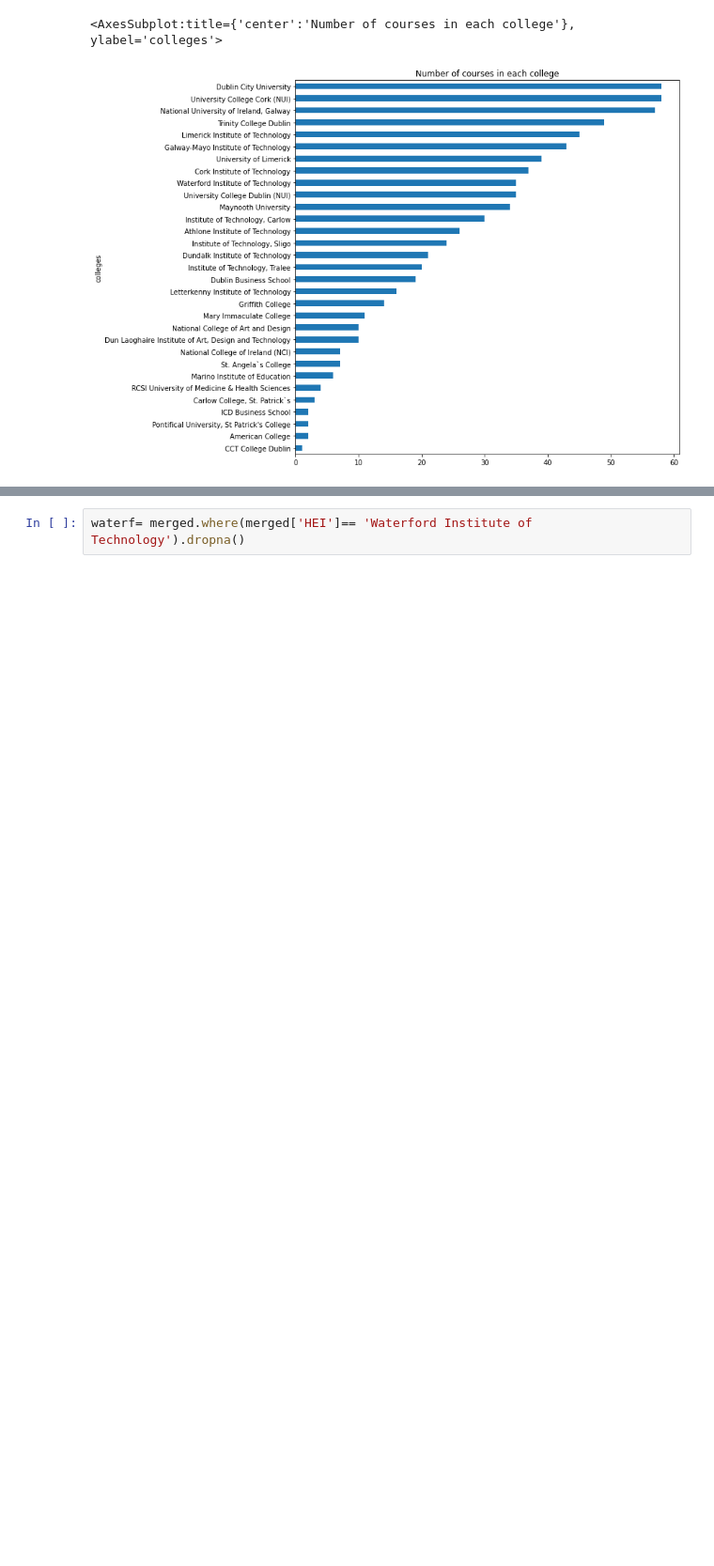
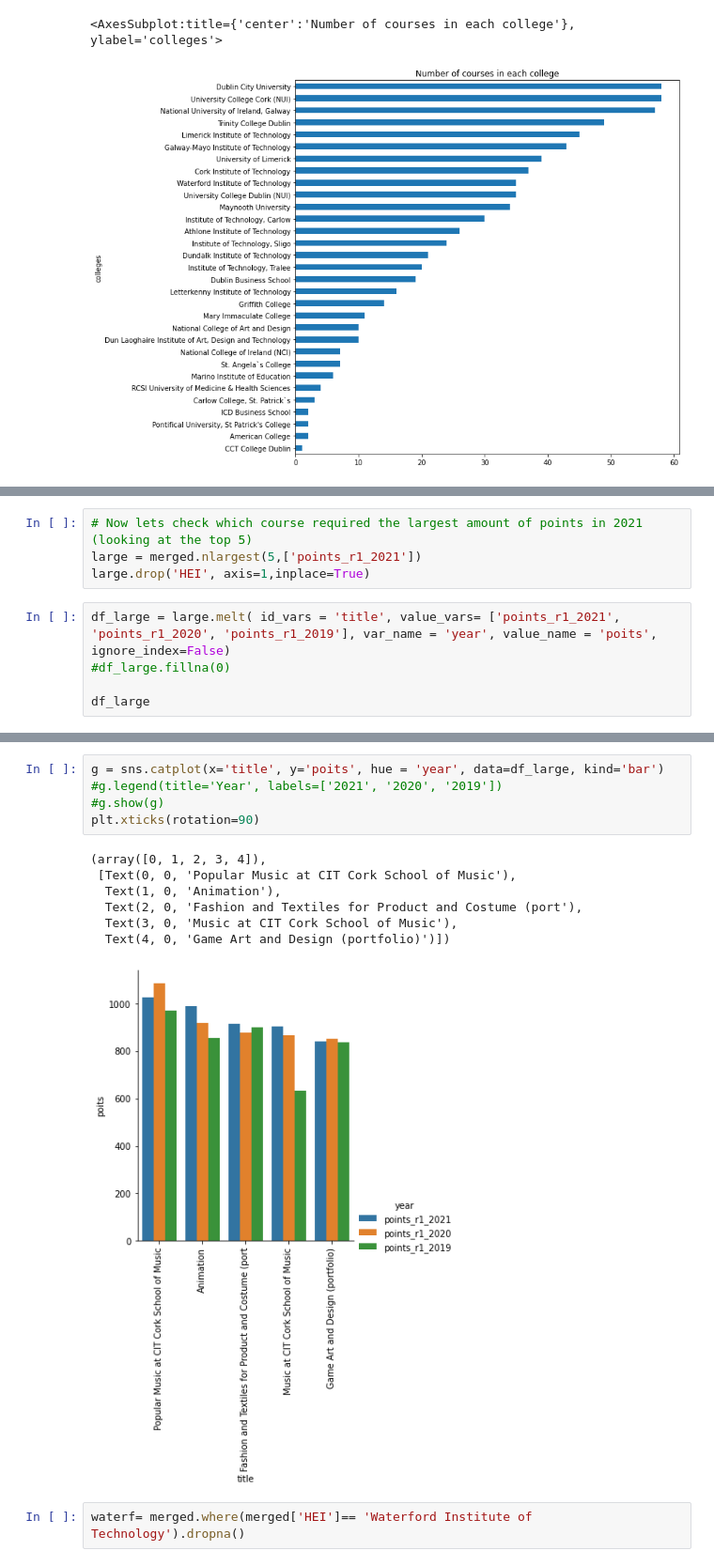
Before and after one commit to angelinka/Fundamentals-of-Data-Analysis, a Jupyter notebook: cao.ipynb, the cells around one changed output, grey strips where cells are left out. Shown at 94% size. Saved outputs shown, nothing was run; the diff lists cells and outputs as text; blank space fills up the shorter version.

```diff
--- a/cao.ipynb
+++ b/cao.ipynb
@@ -875,0 +915,9 @@ merged.head()
+# %%
+# Now lets check which course required the largest amount of points in 2021 (looking at the top 5)
+large = merged.nlargest(5,['points_r1_2021'])
+large.drop('HEI', axis=1,inplace=True)
+# %%
+df_large = large.melt( id_vars = 'title', value_vars= ['points_r1_2021', 'points_r1_2020', 'points_r1_2019'], var_name = 'year', value_name = 'poits', ignore_index=False)
+#df_large.fillna(0)
+
+df_large
@@ -876,3 +942,16 @@ merged.head()
+# %%
+g = sns.catplot(x='title', y='poits', hue = 'year', data=df_large, kind='bar')
+#g.legend(title='Year', labels=['2021', '2020', '2019'])
+#g.show(g)
+plt.xticks(rotation=90)
+# %% [output]
+(array([0, 1, 2, 3, 4]),
+ [Text(0, 0, 'Popular Music at CIT Cork School of Music'),
+  Text(1, 0, 'Animation'),
+  Text(2, 0, 'Fashion and Textiles for Product and Costume (port'),
+  Text(3, 0, 'Music at CIT Cork School of Music'),
+  Text(4, 0, 'Game Art and Design (portfolio)')])
+[figure, added]
 # %%
 waterf= merged.where(merged['HEI']== 'Waterford Institute of Technology').dropna()
 # %%
```
Also changed, not shown: parts of 6 cells of this notebook.
